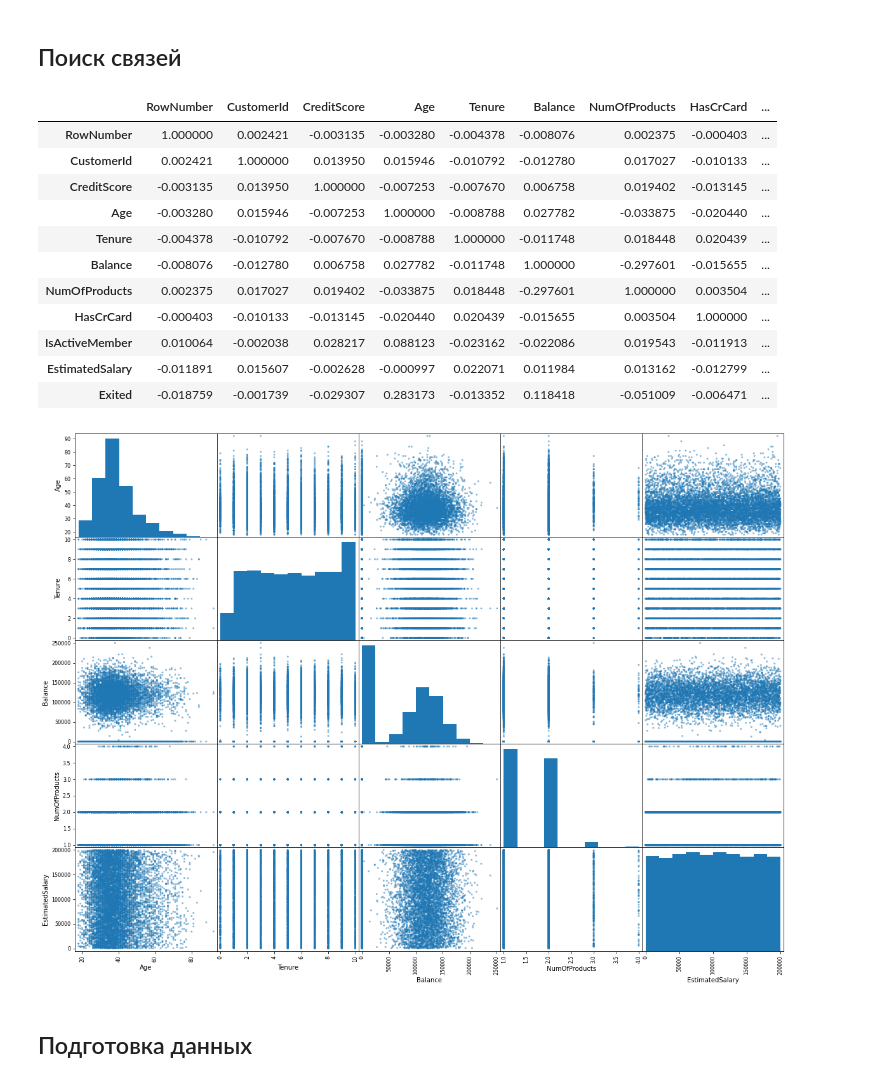
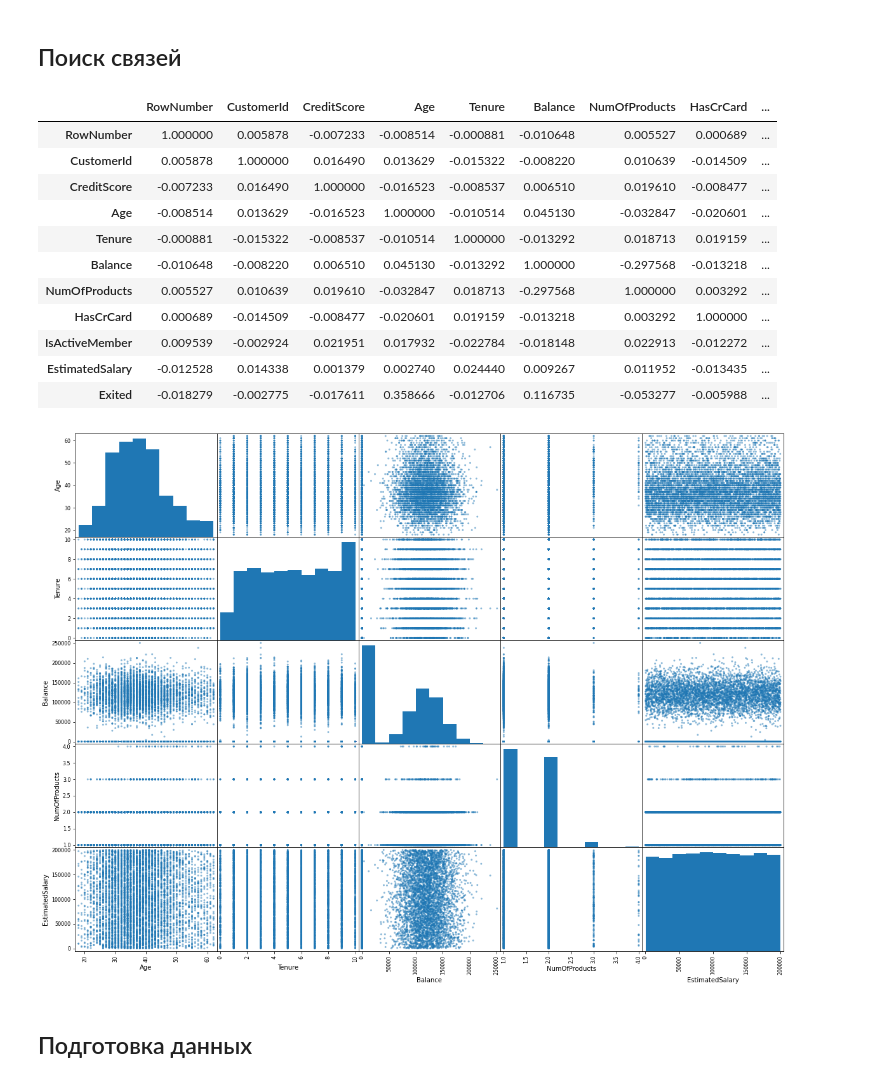
Before and after one commit to danlee65071/churn_modelling, a Jupyter notebook: Churn_Modelling.ipynb, the cells around one changed output. Cells and saved outputs as stored; diff of their text form; code cells hidden in the pictures.

```diff
--- a/Churn_Modelling.ipynb
+++ b/Churn_Modelling.ipynb
@@ -119,0 +136,11 @@ None
+# %%
+for x in ['CreditScore', 'Age']:
+    q75, q25 = np.percentile(df_train.loc[:,x],[75,25])
+    intr_qr = q75-q25
+
+    max = q75+(1.5*intr_qr)
+    min = q25-(1.5*intr_qr)
+
+    df_train.loc[df_train[x] < min,x] = np.nan
+    df_train.loc[df_train[x] > max,x] = np.nan
+df_train.isnull().sum()
@@ -119,0 +165,3 @@ None
+# %%
+df_train = df_train.dropna(axis = 0)
+df_train.isnull().sum()
@@ -129,22 +197,22 @@ corr_mattr = df_train.corr()
 corr_mattr
 # %% [output]
 |  | RowNumber | CustomerId | CreditScore | Age | Tenure | Balance | NumOfProducts | HasCrCard | ... |
-| RowNumber | 1.000000 | 0.002421 | -0.003135 | -0.003280 | -0.004378 | -0.008076 | 0.002375 | -0.000403 | ... |
-| CustomerId | 0.002421 | 1.000000 | 0.013950 | 0.015946 | -0.010792 | -0.012780 | 0.017027 | -0.010133 | ... |
-| CreditScore | -0.003135 | 0.013950 | 1.000000 | -0.007253 | -0.007670 | 0.006758 | 0.019402 | -0.013145 | ... |
-| Age | -0.003280 | 0.015946 | -0.007253 | 1.000000 | -0.008788 | 0.027782 | -0.033875 | -0.020440 | ... |
-| Tenure | -0.004378 | -0.010792 | -0.007670 | -0.008788 | 1.000000 | -0.011748 | 0.018448 | 0.020439 | ... |
-| Balance | -0.008076 | -0.012780 | 0.006758 | 0.027782 | -0.011748 | 1.000000 | -0.297601 | -0.015655 | ... |
-| NumOfProducts | 0.002375 | 0.017027 | 0.019402 | -0.033875 | 0.018448 | -0.297601 | 1.000000 | 0.003504 | ... |
-| HasCrCard | -0.000403 | -0.010133 | -0.013145 | -0.020440 | 0.020439 | -0.015655 | 0.003504 | 1.000000 | ... |
-| IsActiveMember | 0.010064 | -0.002038 | 0.028217 | 0.088123 | -0.023162 | -0.022086 | 0.019543 | -0.011913 | ... |
-| EstimatedSalary | -0.011891 | 0.015607 | -0.002628 | -0.000997 | 0.022071 | 0.011984 | 0.013162 | -0.012799 | ... |
-| Exited | -0.018759 | -0.001739 | -0.029307 | 0.283173 | -0.013352 | 0.118418 | -0.051009 | -0.006471 | ... |
+| RowNumber | 1.000000 | 0.005878 | -0.007233 | -0.008514 | -0.000881 | -0.010648 | 0.005527 | 0.000689 | ... |
+| CustomerId | 0.005878 | 1.000000 | 0.016490 | 0.013629 | -0.015322 | -0.008220 | 0.010639 | -0.014509 | ... |
+| CreditScore | -0.007233 | 0.016490 | 1.000000 | -0.016523 | -0.008537 | 0.006510 | 0.019610 | -0.008477 | ... |
+| Age | -0.008514 | 0.013629 | -0.016523 | 1.000000 | -0.010514 | 0.045130 | -0.032847 | -0.020601 | ... |
+| Tenure | -0.000881 | -0.015322 | -0.008537 | -0.010514 | 1.000000 | -0.013292 | 0.018713 | 0.019159 | ... |
+| Balance | -0.010648 | -0.008220 | 0.006510 | 0.045130 | -0.013292 | 1.000000 | -0.297568 | -0.013218 | ... |
+| NumOfProducts | 0.005527 | 0.010639 | 0.019610 | -0.032847 | 0.018713 | -0.297568 | 1.000000 | 0.003292 | ... |
+| HasCrCard | 0.000689 | -0.014509 | -0.008477 | -0.020601 | 0.019159 | -0.013218 | 0.003292 | 1.000000 | ... |
+| IsActiveMember | 0.009539 | -0.002924 | 0.021951 | 0.017932 | -0.022784 | -0.018148 | 0.022913 | -0.012272 | ... |
+| EstimatedSalary | -0.012528 | 0.014338 | 0.001379 | 0.002740 | 0.024440 | 0.009267 | 0.011952 | -0.013435 | ... |
+| Exited | -0.018279 | -0.002775 | -0.017611 | 0.358666 | -0.012706 | 0.116735 | -0.053277 | -0.005988 | ... |
 # %%
-pd.plotting.scatter_matrix(df[['Age', 'Tenure', 'Balance', 'NumOfProducts', 'EstimatedSalary']], figsize=(20, 15))
+pd.plotting.scatter_matrix(df_train[['Age', 'Tenure', 'Balance', 'NumOfProducts', 'EstimatedSalary']], figsize=(20, 15))
 None
 # %% [output]
-[figure, old version]
+[figure, new version]
 # %% [markdown]
 ## Подготовка данных
 # %% [markdown]
```
Also changed, not shown: parts of 33 cells of this notebook.
